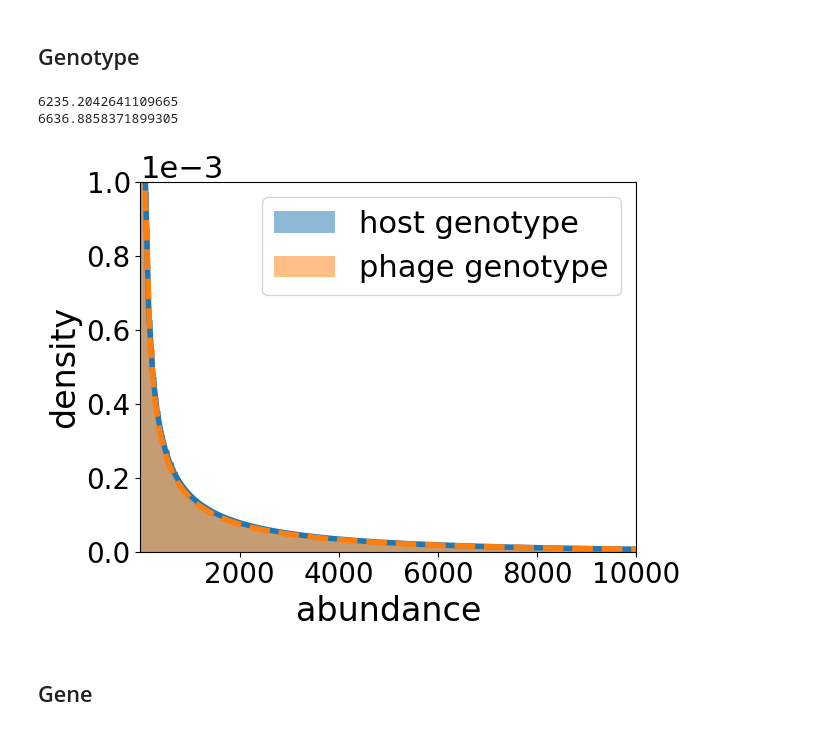
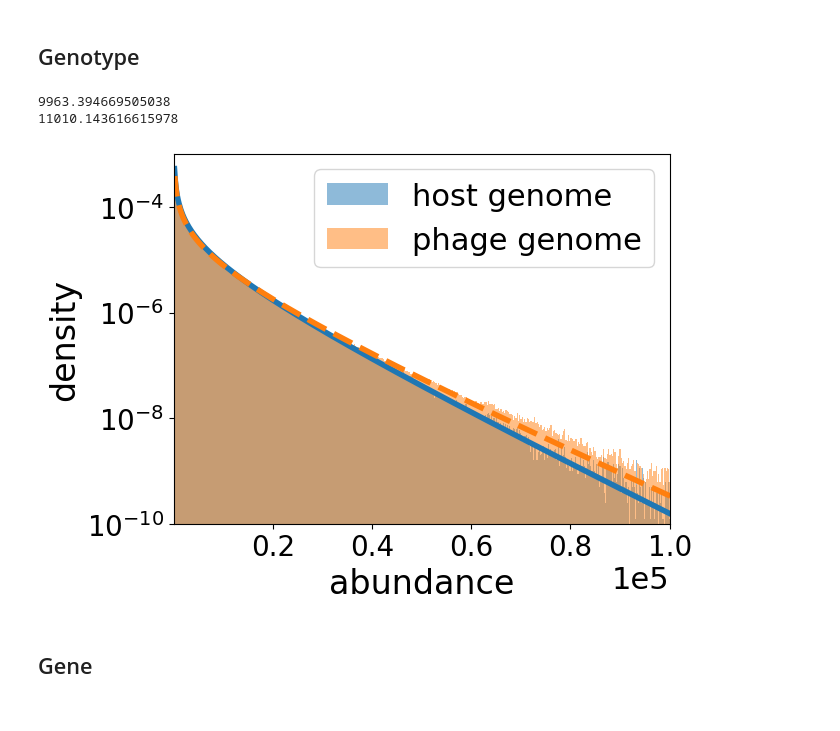
Before and after one commit to Wenping-Cui/GeneTransfer, a Jupyter notebook: ManyPairs_Simulation.ipynb, the cells around one changed output. Saved outputs shown, nothing was run; the diff lists cells and outputs as text; code cells hidden in the pictures.

```diff
--- a/ManyPairs_Simulation.ipynb
+++ b/ManyPairs_Simulation.ipynb
@@ -111,7 +111,7 @@ simulation (generic function with 1 method)
 # Simulation
 # %%
 L, N, d = 40, 10^6, 2
-r = 6*10^-5
+r = 10^-3
 T = 10^5
 s = 0.005
 
@@ -206,41 +206,43 @@ fig.savefig("genotype_pairs_"*suffix*".pdf", dpi=150, bbox_inches="tight", trans
 # %%
 f_abs(x, xavg, theta) = x^(xavg/theta)*x^(-1)*exp(-x/theta)/((theta)^(xavg/theta)*gamma(xavg/theta))
 
 t0, t1 = floor(Int64, size(TimeSeries_genotype_host, 1)/10), size(TimeSeries_genotype_host, 1)
 data = vec(TimeSeries_genotype_host[t0:t1, :])
 
 data = data[data .>0]
 theta_GH = mean((vec(data) .- mean(data)).^2 ./mean(data))
 println(theta_GH)
 
 xavg = mean(data)
-(n2, bins2, patches) = plt.hist(data,bins = 900, density = true, color="tab:blue", alpha=0.5, label="host genotype");
+(n2, bins2, patches) = plt.hist(data,bins = 900, density = true, color="tab:blue", alpha=0.5, label="host genome");
 x = bins2[2:end]
 plt.plot(x, f_abs.(x,xavg, theta_GH), color="tab:blue", linewidth=4)#,label=L"$\Theta$="*@sprintf("%.1f", theta_GH),linewidth=3)
 
 data = vec(TimeSeries_genotype_phage[t0:t1, :])
 data = data[data .>0]
 theta_GP = mean((vec(data) .- mean(data)).^2 ./mean(data))
 println(theta_GP)
 xavg = mean(data)
-(n2, bins2, patches) = plt.hist(data,bins = 900, density = true, color="tab:orange", alpha=0.5, label="phage genotype");
+(n2, bins2, patches) = plt.hist(data,bins = 900, density = true, color="tab:orange", alpha=0.5, label="phage genome");
 x = bins2[2:end]
 plt.plot(x, f_abs.(x,xavg, theta_GP), linestyle="dashed", color="tab:orange", linewidth=4) #,label=L"$\Theta$="*@sprintf("%.1f", theta_GP),linewidth=3)
 plt.xlabel("abundance", fontsize =24)
 plt.ylabel("density", fontsize =24)
 plt.xlim(left=0)
-plt.xlim([1,10000])
-plt.ylim([0,0.001])
-plt.ticklabel_format(axis="y", style="sci", scilimits=[0,0])
+plt.xlim([1,10^5])
+plt.ylim([10^-10,10^-3])
+plt.yscale("log")
+plt.ticklabel_format(axis="x", style="sci", scilimits=[0,0])
 plt.tick_params(axis="both", which="major", labelsize=20)
 ax = plt.gca()
 ax.yaxis.offsetText.set(size=22)
+ax.xaxis.offsetText.set(size=22)
 plt.legend(fontsize=22)
 plt.savefig("GenotypeDist_"*suffix*".pdf", dpi=150, bbox_inches="tight")
 # %% [output]
-6235.2042641109665
-6636.8858371899305
+9963.394669505038
+11010.143616615978
-[figure, old version]
+[figure, new version]
 # %% [markdown]
 ## Gene
 # %%
```
Also changed, not shown: parts of 5 cells of this notebook, 3 other files.
